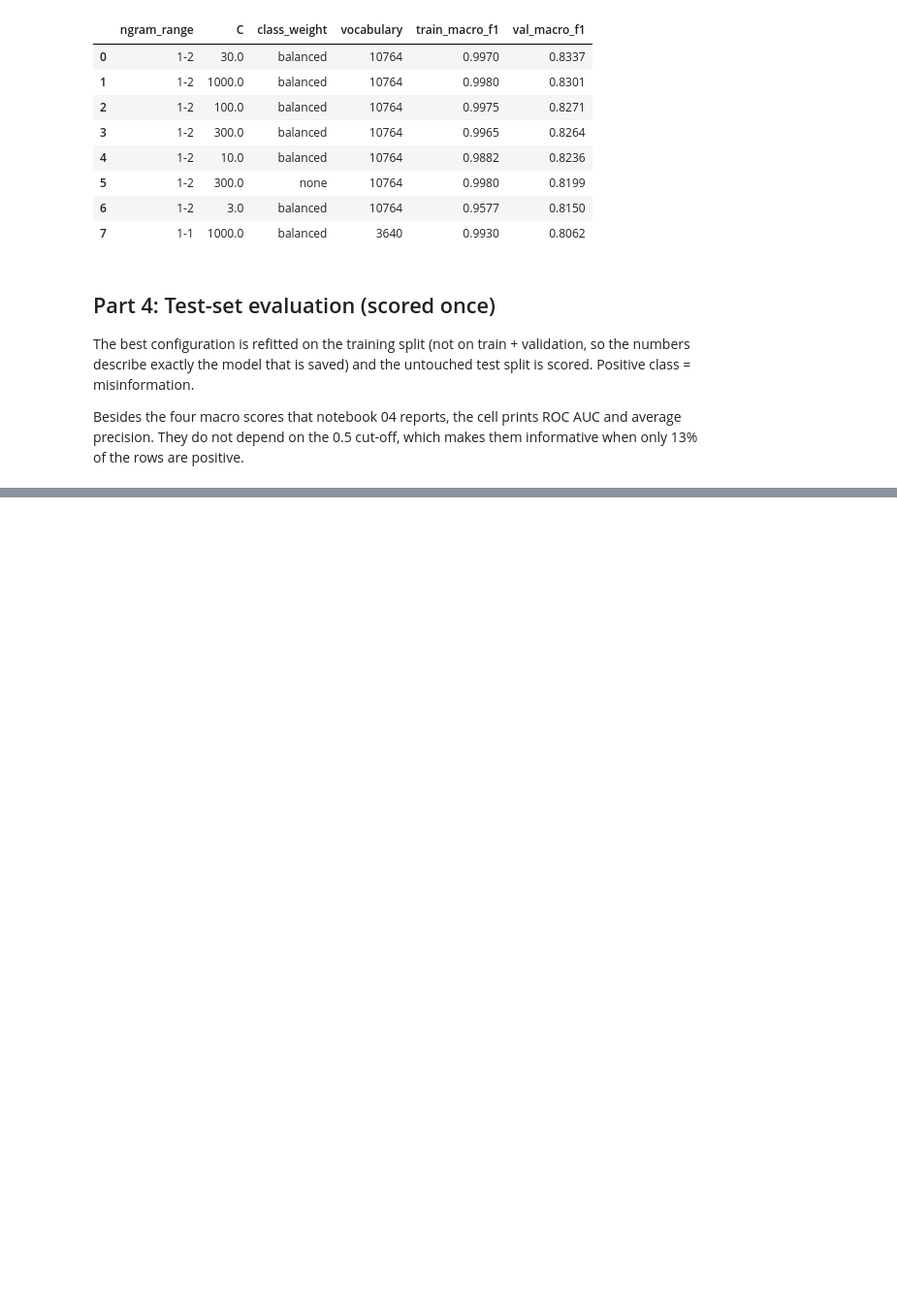
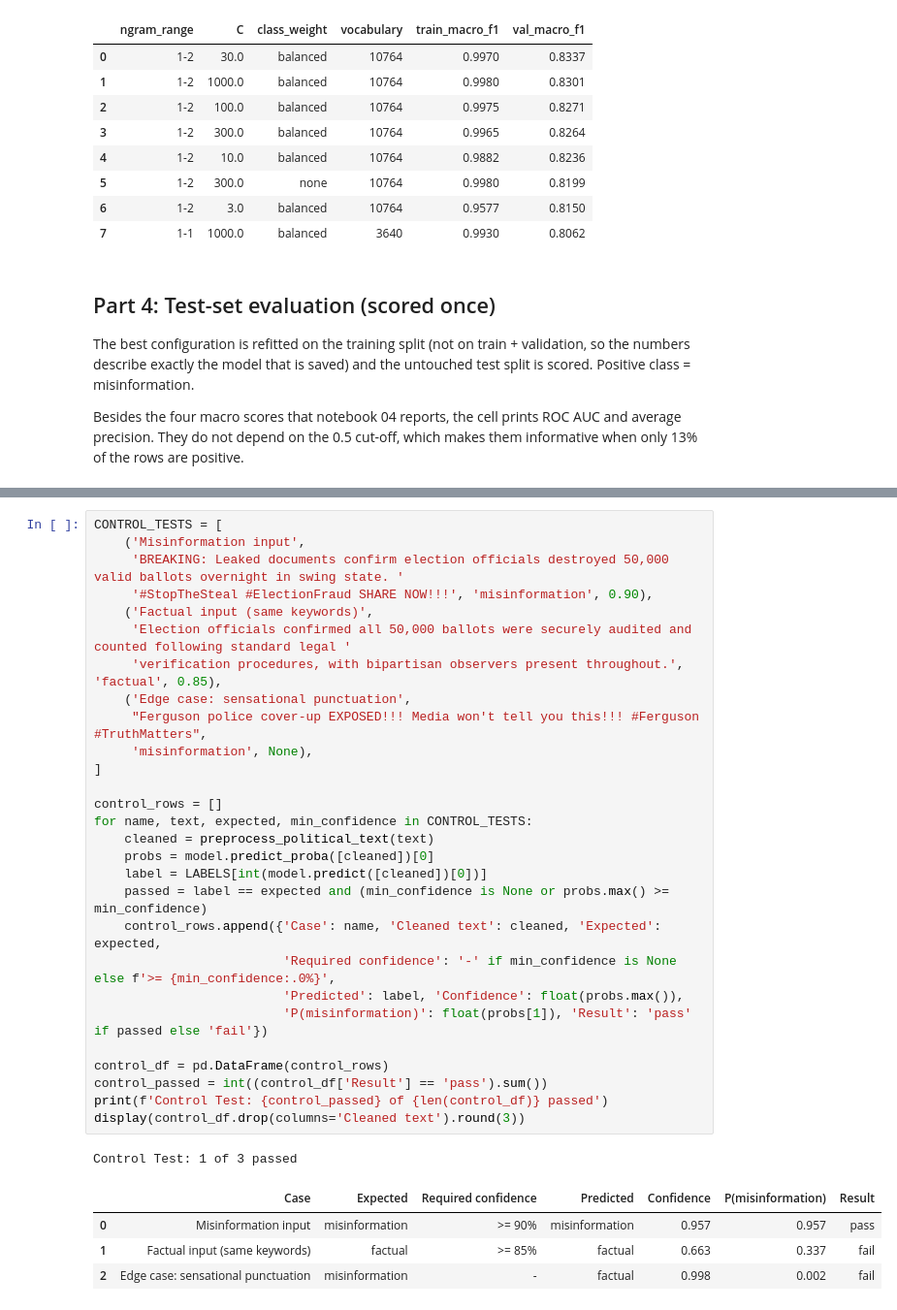
Before and after one commit to PhamAn0910/COS30049-political-misinfo, a Jupyter notebook: backend/notebooks/03_baseline_tfidf.ipynb, the cells around one changed output, grey strips where cells are left out. Shown at 97% size. Cells and saved outputs as stored; diff of their text form; blank space fills up the shorter version.

```diff
--- a/backend/notebooks/03_baseline_tfidf.ipynb
+++ b/backend/notebooks/03_baseline_tfidf.ipynb
@@ -388,0 +456,34 @@ Vocabulary: 10,764 terms
+# %%
+CONTROL_TESTS = [
+    ('Misinformation input',
+     'BREAKING: Leaked documents confirm election officials destroyed 50,000 valid ballots overnight in swing state. '
+     '#StopTheSteal #ElectionFraud SHARE NOW!!!', 'misinformation', 0.90),
+    ('Factual input (same keywords)',
+     'Election officials confirmed all 50,000 ballots were securely audited and counted following standard legal '
+     'verification procedures, with bipartisan observers present throughout.', 'factual', 0.85),
+    ('Edge case: sensational punctuation',
+     "Ferguson police cover-up EXPOSED!!! Media won't tell you this!!! #Ferguson #TruthMatters",
+     'misinformation', None),
+]
+
+control_rows = []
+for name, text, expected, min_confidence in CONTROL_TESTS:
+    cleaned = preprocess_political_text(text)
+    probs = model.predict_proba([cleaned])[0]
+    label = LABELS[int(model.predict([cleaned])[0])]
+    passed = label == expected and (min_confidence is None or probs.max() >= min_confidence)
+    control_rows.append({'Case': name, 'Cleaned text': cleaned, 'Expected': expected,
+                         'Required confidence': '-' if min_confidence is None else f'>= {min_confidence:.0%}',
+                         'Predicted': label, 'Confidence': float(probs.max()),
+                         'P(misinformation)': float(probs[1]), 'Result': 'pass' if passed else 'fail'})
+
+control_df = pd.DataFrame(control_rows)
+control_passed = int((control_df['Result'] == 'pass').sum())
+print(f'Control Test: {control_passed} of {len(control_df)} passed')
+display(control_df.drop(columns='Cleaned text').round(3))
+# %% [output]
+Control Test: 1 of 3 passed
+|  | Case | Expected | Required confidence | Predicted | Confidence | P(misinformation) | Result |
+| 0 | Misinformation input | misinformation | >= 90% | misinformation | 0.957 | 0.957 | pass |
+| 1 | Factual input (same keywords) | factual | >= 85% | factual | 0.663 | 0.337 | fail |
+| 2 | Edge case: sensational punctuation | misinformation | - | factual | 0.998 | 0.002 | fail |
```
Also changed, not shown: parts of 21 cells of this notebook, 3 other files.
